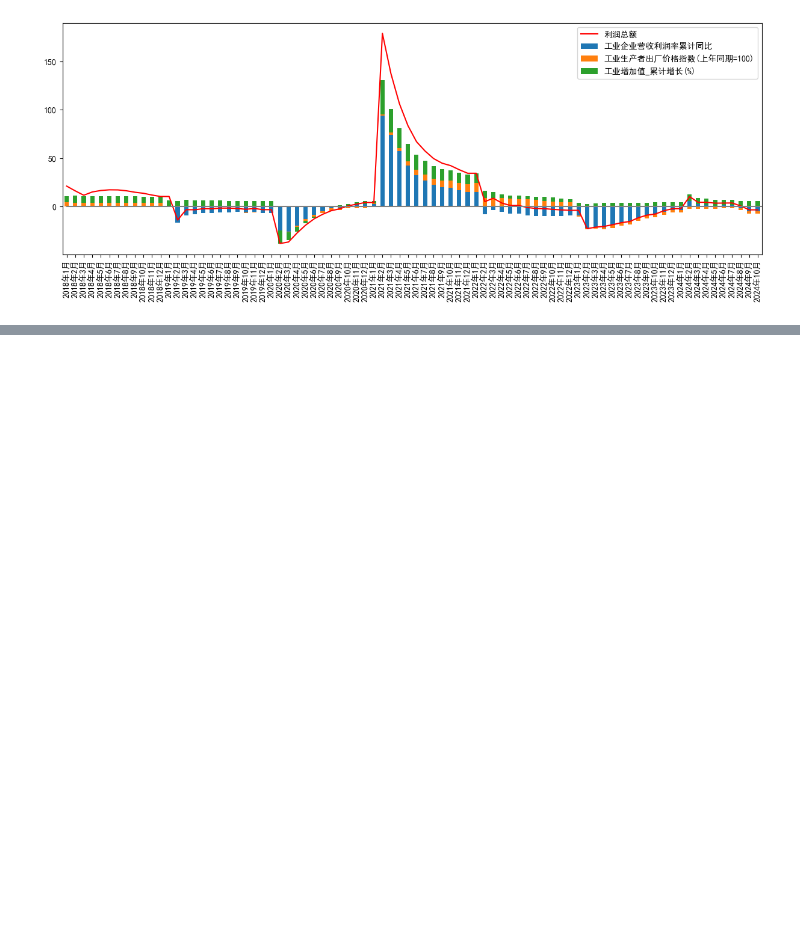
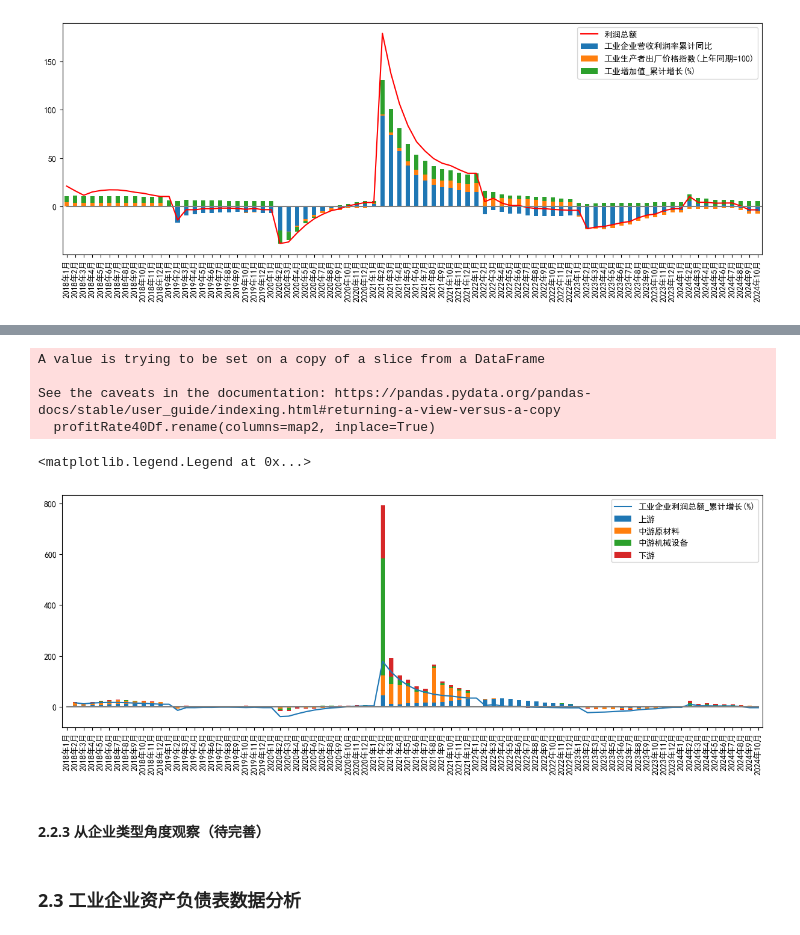
Before and after one commit to kampfer/various-data, a Jupyter notebook: src/researches/jupyter/宏观经济数据分析手册/工业企业财务数据.ipynb, the cells around one changed output, grey strips where cells are left out. Drawn from its saved outputs; the diff is of its cells as text; code cells hidden in the pictures; blank space fills up the shorter version.

```diff
--- a/src/researches/jupyter/宏观经济数据分析手册/工业企业财务数据.ipynb
+++ b/src/researches/jupyter/宏观经济数据分析手册/工业企业财务数据.ipynb
@@ -146,0 +149,37 @@ len(profitByCategoriesDf.columns)
+# %%
+map1 = {}
+map2 = {}
+for (code, name) in industryHy40:
+    map1[f"{name}利润总额_累计值(亿元)"] = name
+    map2[f"{name}利润总额_累计增长(%)"] = name
+
+profit40Df = profitByCategoriesDf[[f"{name}利润总额_累计值(亿元)" for (code, name) in industryHy40]]
+profitRate40Df = profitByCategoriesDf[[f"{name}利润总额_累计增长(%)" for (code, name) in industryHy40]]
+totalProfitSeries = profit40Df.apply(lambda r: r.sum(), axis=1)
+ratioDf = profit40Df.apply(lambda c: c / totalProfitSeries, axis=0)
+ratioDf.rename(columns=map1, inplace=True)
+profitRate40Df.rename(columns=map2, inplace=True)
+rateDf = ratioDf.mul(profitRate40Df)
+
+[upperIndustries, middleIndustries1, middleIndustries2, lowerIndustries] = hy.getUpperAndLowerCooperation()
+
+ax = pd.DataFrame({
+    "上游": rateDf[upperIndustries].sum(axis=1),
+    "中游原材料": rateDf[middleIndustries1].sum(axis=1),
+    "中游机械设备": rateDf[middleIndustries2].sum(axis=1),
+    "下游": rateDf[lowerIndustries].sum(axis=1)
+}).plot.bar(figsize=(15,5), stacked=True)
+ax.plot(profitByCategoriesDf["工业企业利润总额_累计增长(%)"].ffill(), label="工业企业利润总额_累计增长(%)")
+ax.plot([0]*profitByCategoriesDf["工业企业利润总额_累计增长(%)"].size, color="gray")
+plt.legend()
+# %% [output]
+A value is trying to be set on a copy of a slice from a DataFrame
+
+See the caveats in the documentation: https://pandas.pydata.org/pandas-docs/stable/user_guide/indexing.html#returning-a-view-versus-a-copy
+  profitRate40Df.rename(columns=map2, inplace=True)
+<matplotlib.legend.Legend at 0x...>
+[figure, added]
+# %% [markdown]
+#### 2.2.3 从企业类型角度观察（待完善）
+# %% [markdown]
+### 2.3 工业企业资产负债表数据分析
```
Also changed, not shown: parts of 4 cells of this notebook, 1 other file.
